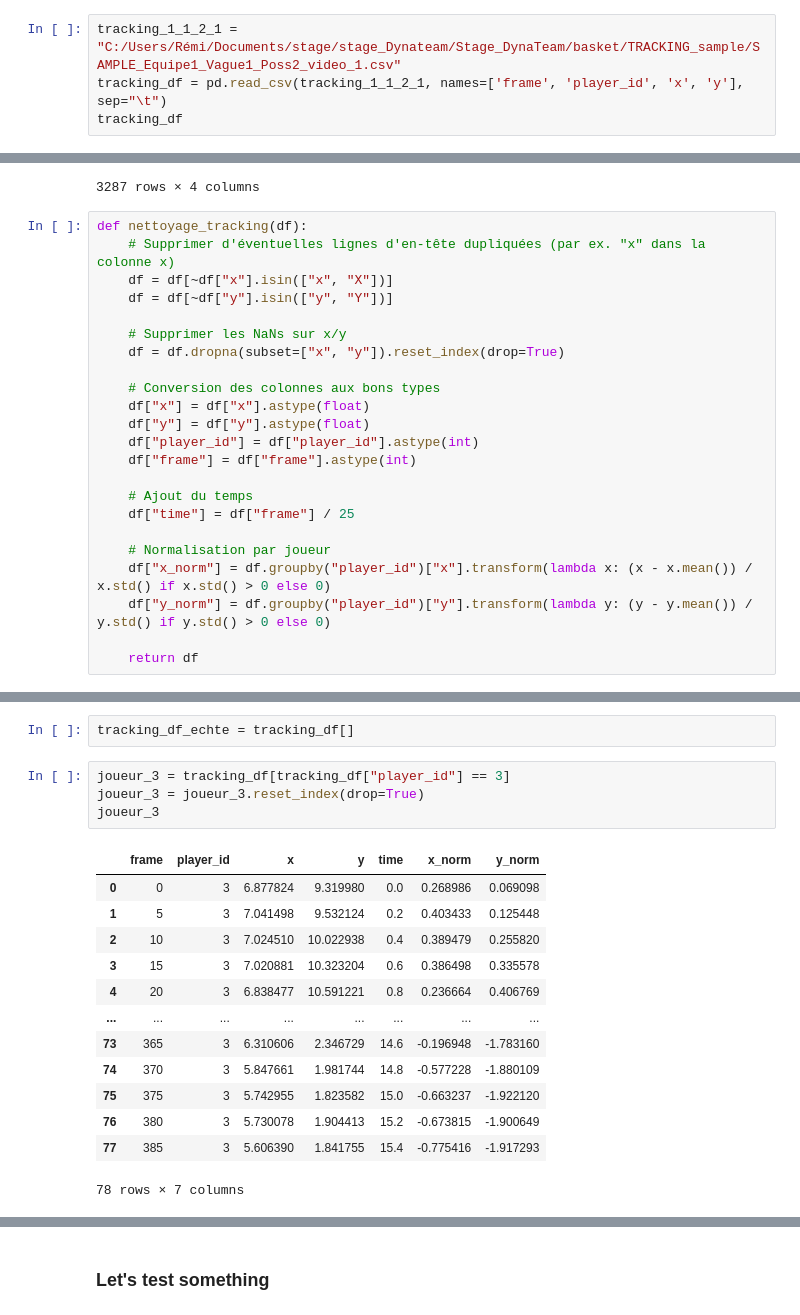
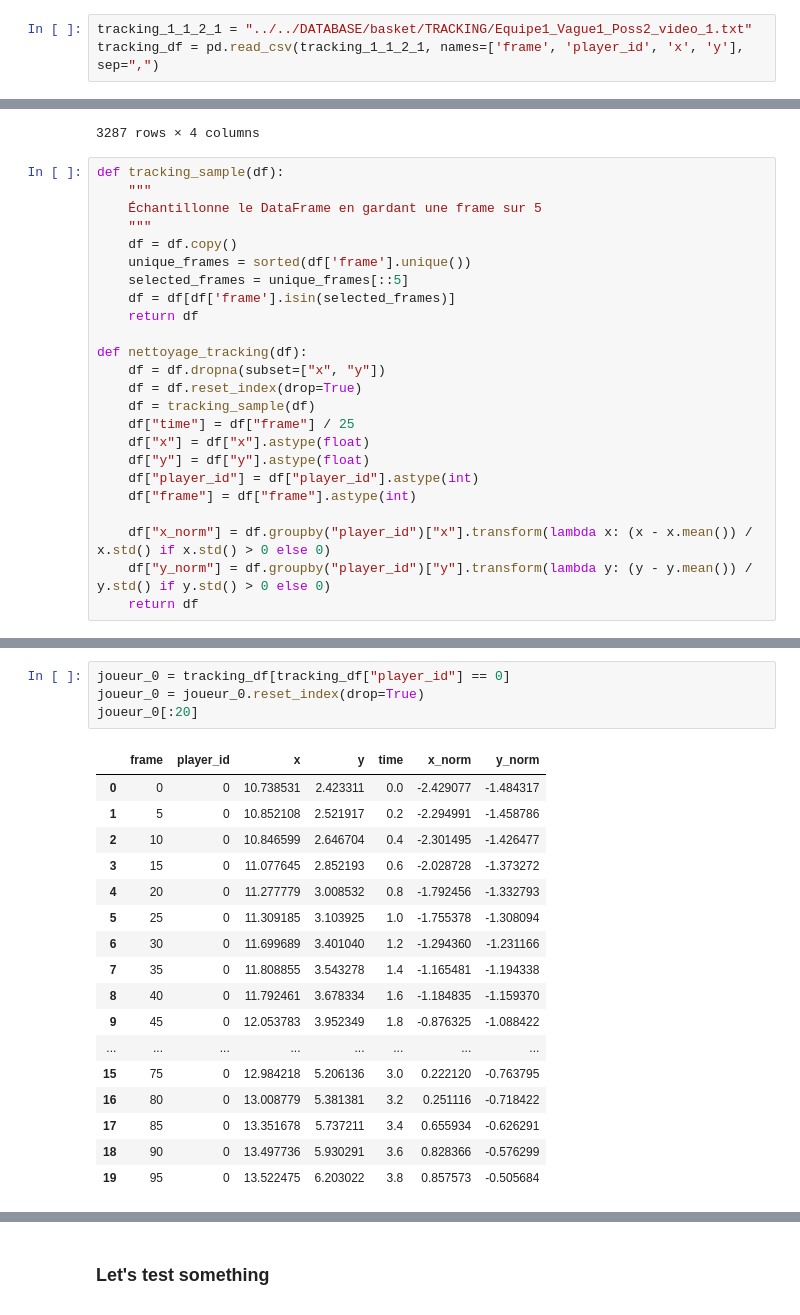
Before and after one commit to Uthmankontao/Stage_DynaTeam, a Jupyter notebook: notebooks/05_basket_viz.ipynb, the cells around one changed output, grey strips where cells are left out. Drawn from its saved outputs; the diff is of its cells as text.

```diff
--- a/notebooks/05_basket_viz.ipynb
+++ b/notebooks/05_basket_viz.ipynb
@@ -190,6 +84,5 @@ Les fichiers lps ont été enregistrés de 14h35 a 17h01. Donc deux heures 25 mi
 # %% [markdown]
 ### Les données tracking
 # %%
-tracking_1_1_2_1 = "C:/Users/Rémi/Documents/stage/stage_Dynateam/Stage_DynaTeam/basket/TRACKING_sample/SAMPLE_Equipe1_Vague1_Poss2_video_1.csv"
-tracking_df = pd.read_csv(tracking_1_1_2_1, names=['frame', 'player_id', 'x', 'y'], sep="\t")
-tracking_df
+tracking_1_1_2_1 = "../../DATABASE/basket/TRACKING/Equipe1_Vague1_Poss2_video_1.txt"
+tracking_df = pd.read_csv(tracking_1_1_2_1, names=['frame', 'player_id', 'x', 'y'], sep=",")
@@ -224,27 +103,28 @@ tracking_df
 | 3286 | 385 | 8 | 5.730912 | 0.984501 |
 3287 rows × 4 columns
 # %%
+def tracking_sample(df):
+    """
+    Échantillonne le DataFrame en gardant une frame sur 5
+    """
+    df = df.copy()
+    unique_frames = sorted(df['frame'].unique())
+    selected_frames = unique_frames[::5]
+    df = df[df['frame'].isin(selected_frames)]
+    return df
+
 def nettoyage_tracking(df):
-    # Supprimer d'éventuelles lignes d'en-tête dupliquées (par ex. "x" dans la colonne x)
-    df = df[~df["x"].isin(["x", "X"])]
-    df = df[~df["y"].isin(["y", "Y"])]
-
-    # Supprimer les NaNs sur x/y
-    df = df.dropna(subset=["x", "y"]).reset_index(drop=True)
-
-    # Conversion des colonnes aux bons types
+    df = df.dropna(subset=["x", "y"])
+    df = df.reset_index(drop=True)
+    df = tracking_sample(df)
+    df["time"] = df["frame"] / 25
     df["x"] = df["x"].astype(float)
     df["y"] = df["y"].astype(float)
     df["player_id"] = df["player_id"].astype(int)
     df["frame"] = df["frame"].astype(int)
 
-    # Ajout du temps
-    df["time"] = df["frame"] / 25
-
-    # Normalisation par joueur
     df["x_norm"] = df.groupby("player_id")["x"].transform(lambda x: (x - x.mean()) / x.std() if x.std() > 0 else 0)
     df["y_norm"] = df.groupby("player_id")["y"].transform(lambda y: (y - y.mean()) / y.std() if y.std() > 0 else 0)
-
     return df
 # %%
 tracking_df =nettoyage_tracking(tracking_df)
@@ -266,20 +147,22 @@ tracking_df
-# %%
-tracking_df_echte = tracking_df[]
 # %%
-joueur_3 = tracking_df[tracking_df["player_id"] == 3]
-joueur_3 = joueur_3.reset_index(drop=True)
-joueur_3
+joueur_0 = tracking_df[tracking_df["player_id"] == 0]
+joueur_0 = joueur_0.reset_index(drop=True)
+joueur_0[:20]
 # %% [output]
 |  | frame | player_id | x | y | time | x_norm | y_norm |
-| 0 | 0 | 3 | 6.877824 | 9.319980 | 0.0 | 0.268986 | 0.069098 |
-| 1 | 5 | 3 | 7.041498 | 9.532124 | 0.2 | 0.403433 | 0.125448 |
-| 2 | 10 | 3 | 7.024510 | 10.022938 | 0.4 | 0.389479 | 0.255820 |
-| 3 | 15 | 3 | 7.020881 | 10.323204 | 0.6 | 0.386498 | 0.335578 |
-| 4 | 20 | 3 | 6.838477 | 10.591221 | 0.8 | 0.236664 | 0.406769 |
+| 0 | 0 | 0 | 10.738531 | 2.423311 | 0.0 | -2.429077 | -1.484317 |
+| 1 | 5 | 0 | 10.852108 | 2.521917 | 0.2 | -2.294991 | -1.458786 |
+| 2 | 10 | 0 | 10.846599 | 2.646704 | 0.4 | -2.301495 | -1.426477 |
+| 3 | 15 | 0 | 11.077645 | 2.852193 | 0.6 | -2.028728 | -1.373272 |
+| 4 | 20 | 0 | 11.277779 | 3.008532 | 0.8 | -1.792456 | -1.332793 |
+| 5 | 25 | 0 | 11.309185 | 3.103925 | 1.0 | -1.755378 | -1.308094 |
+| 6 | 30 | 0 | 11.699689 | 3.401040 | 1.2 | -1.294360 | -1.231166 |
+| 7 | 35 | 0 | 11.808855 | 3.543278 | 1.4 | -1.165481 | -1.194338 |
+| 8 | 40 | 0 | 11.792461 | 3.678334 | 1.6 | -1.184835 | -1.159370 |
+| 9 | 45 | 0 | 12.053783 | 3.952349 | 1.8 | -0.876325 | -1.088422 |
 | ... | ... | ... | ... | ... | ... | ... | ... |
-| 73 | 365 | 3 | 6.310606 | 2.346729 | 14.6 | -0.196948 | -1.783160 |
-| 74 | 370 | 3 | 5.847661 | 1.981744 | 14.8 | -0.577228 | -1.880109 |
-| 75 | 375 | 3 | 5.742955 | 1.823582 | 15.0 | -0.663237 | -1.922120 |
-| 76 | 380 | 3 | 5.730078 | 1.904413 | 15.2 | -0.673815 | -1.900649 |
-| 77 | 385 | 3 | 5.606390 | 1.841755 | 15.4 | -0.775416 | -1.917293 |
+| 15 | 75 | 0 | 12.984218 | 5.206136 | 3.0 | 0.222120 | -0.763795 |
+| 16 | 80 | 0 | 13.008779 | 5.381381 | 3.2 | 0.251116 | -0.718422 |
+| 17 | 85 | 0 | 13.351678 | 5.737211 | 3.4 | 0.655934 | -0.626291 |
+| 18 | 90 | 0 | 13.497736 | 5.930291 | 3.6 | 0.828366 | -0.576299 |
+| 19 | 95 | 0 | 13.522475 | 6.203022 | 3.8 | 0.857573 | -0.505684 |
-78 rows × 7 columns
```
Also changed, not shown: parts of 48 cells of this notebook, 2 other files.
